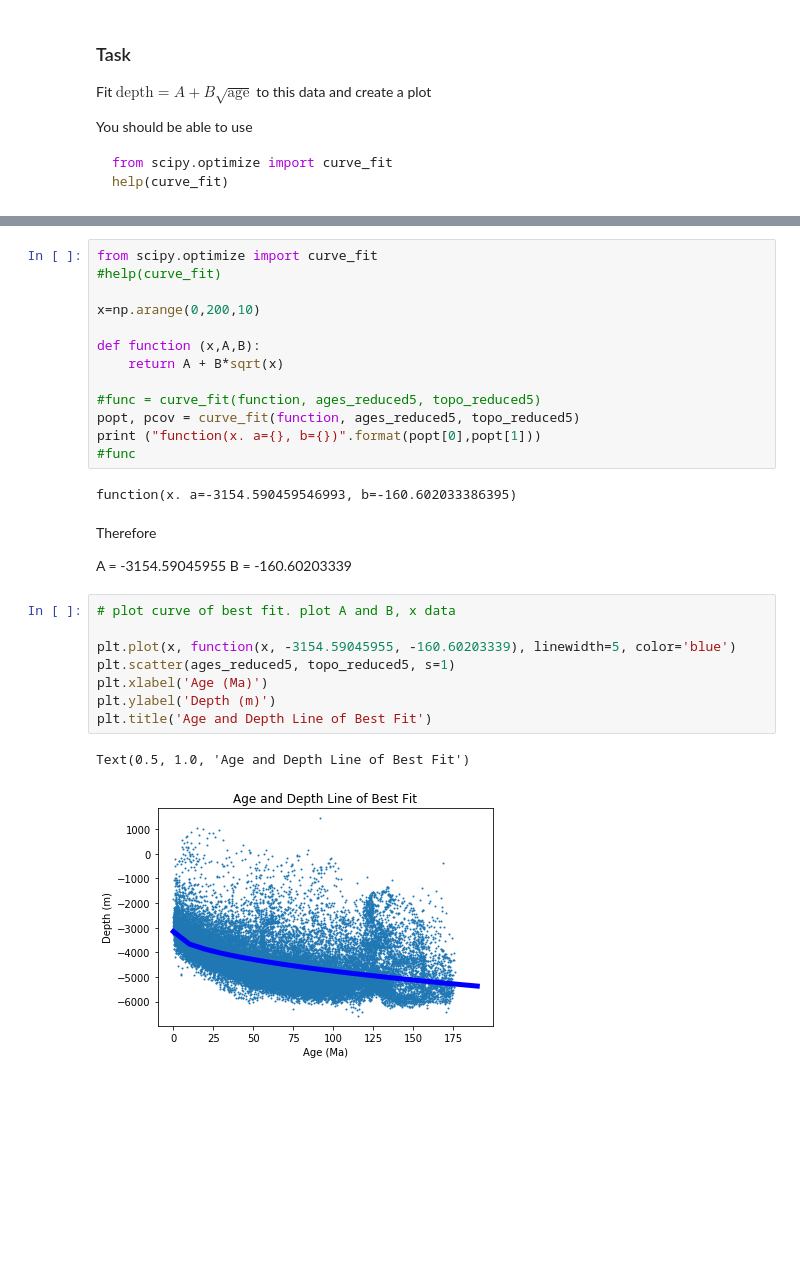
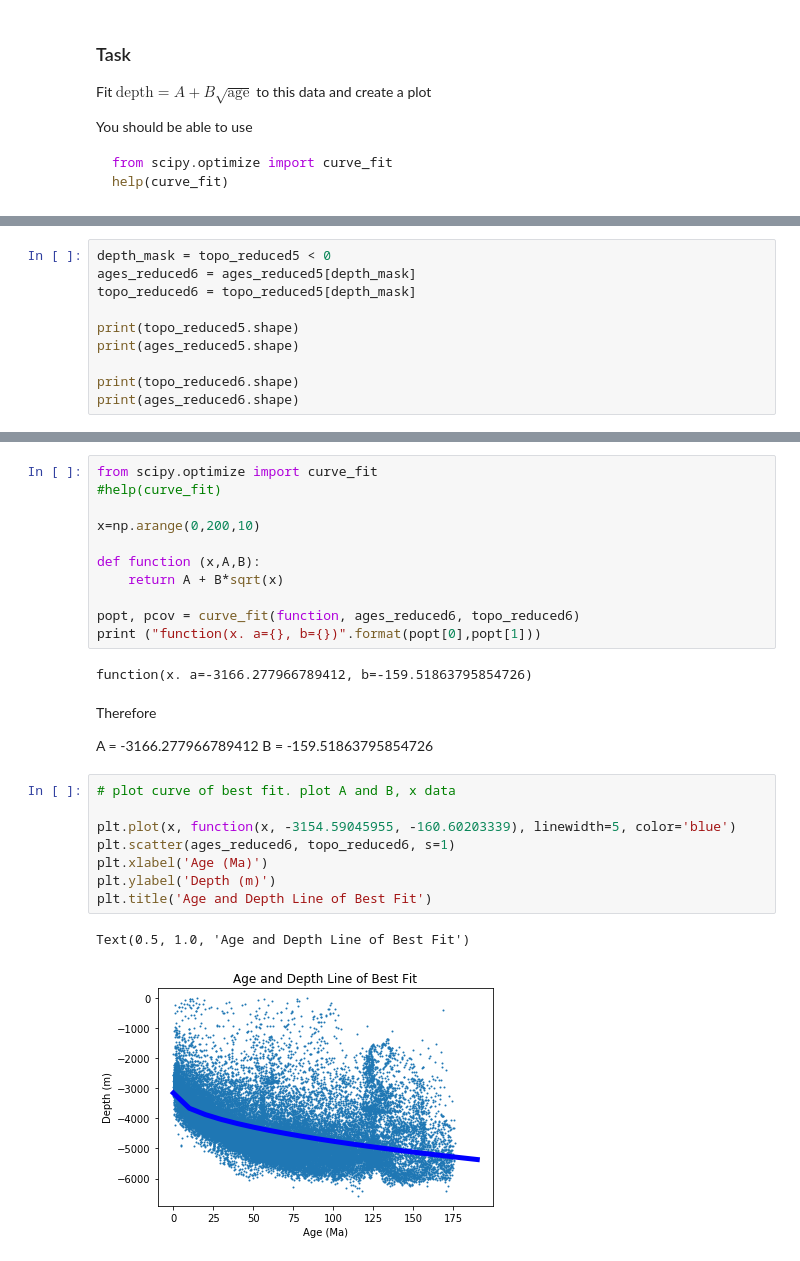
Before and after one commit to CourtneySmith32/Honours-Coursework, a Jupyter notebook: COURTNEY EX1.ipynb, the cells around one changed output, grey strips where cells are left out. Cells and saved outputs as stored; diff of their text form; blank space fills up the shorter version.

```diff
--- a/COURTNEY EX1.ipynb
+++ b/COURTNEY EX1.ipynb
@@ -295,0 +289,10 @@ len(ages_reduced5)
+# %%
+depth_mask = topo_reduced5 < 0
+ages_reduced6 = ages_reduced5[depth_mask]
+topo_reduced6 = topo_reduced5[depth_mask]
+
+print(topo_reduced5.shape)
+print(ages_reduced5.shape)
+
+print(topo_reduced6.shape)
+print(ages_reduced6.shape)
@@ -306,25 +314,23 @@ x=np.arange(0,200,10)
 def function (x,A,B):
     return A + B*sqrt(x)
 
-#func = curve_fit(function, ages_reduced5, topo_reduced5)
-popt, pcov = curve_fit(function, ages_reduced5, topo_reduced5)
+popt, pcov = curve_fit(function, ages_reduced6, topo_reduced6)
 print ("function(x. a={}, b={})".format(popt[0],popt[1]))
-#func
 # %% [output]
-function(x. a=-3154.590459546993, b=-160.602033386395)
+function(x. a=-3166.277966789412, b=-159.51863795854726)
-# %% [markdown]
-Therefore
-
-A = -3154.59045955
-B = -160.60203339
+# %% [markdown]
+Therefore
+
+A = -3166.277966789412
+B = -159.51863795854726
 # %%
 # plot curve of best fit. plot A and B, x data
 
 plt.plot(x, function(x, -3154.59045955, -160.60203339), linewidth=5, color='blue')
-plt.scatter(ages_reduced5, topo_reduced5, s=1)
+plt.scatter(ages_reduced6, topo_reduced6, s=1)
 plt.xlabel('Age (Ma)')
 plt.ylabel('Depth (m)')
 plt.title('Age and Depth Line of Best Fit')
 # %% [output]
 Text(0.5, 1.0, 'Age and Depth Line of Best Fit')
-[figure, old version]
+[figure, new version]
```
Also changed, not shown: parts of 8 cells of this notebook.
